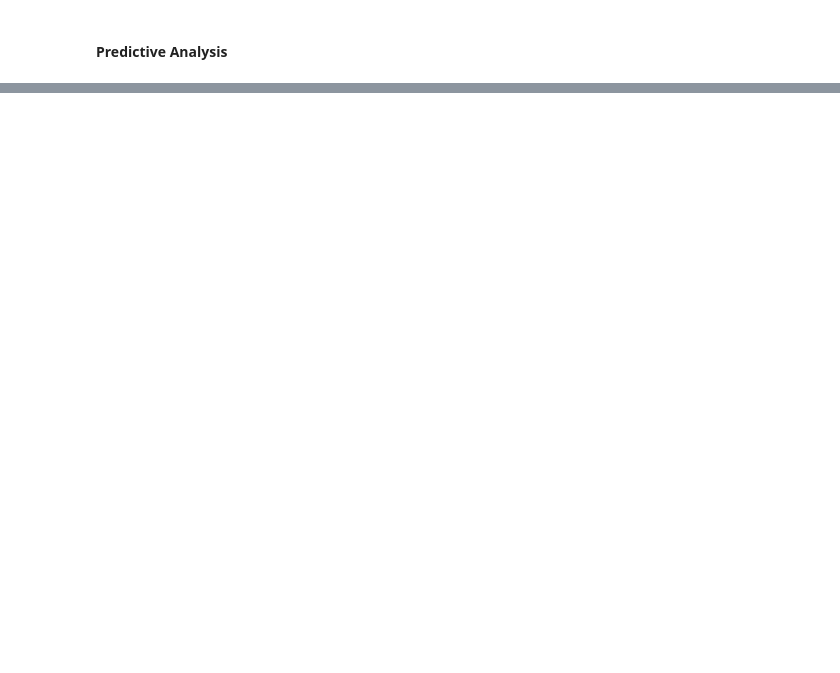
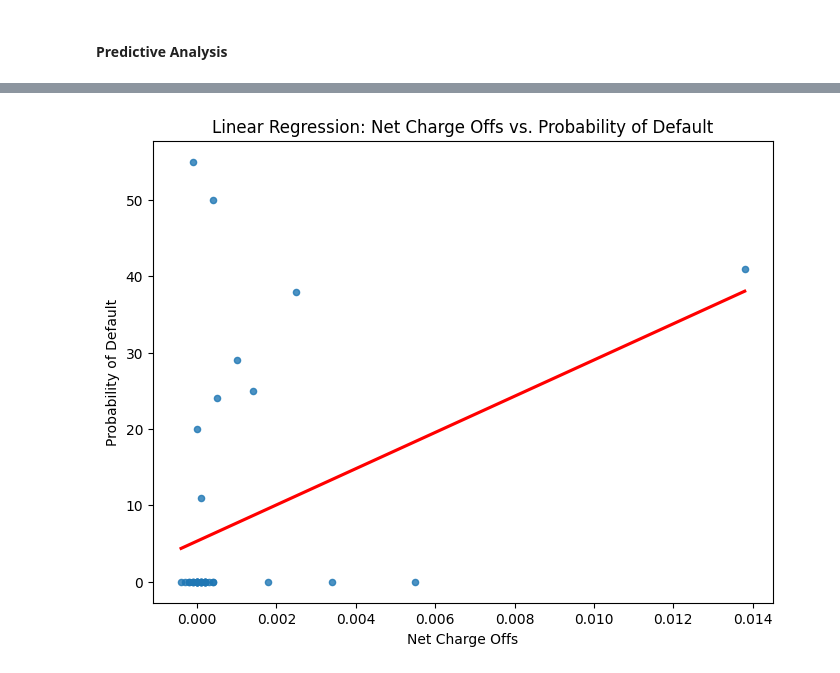
Before and after one commit to chelsbrammer/loan-losses-analysis, a Jupyter notebook: loan_analysis.ipynb, the cells around one changed output, grey strips where cells are left out. Saved outputs shown, nothing was run; the diff lists cells and outputs as text; code cells hidden in the pictures; blank space fills up the shorter version.

```diff
--- a/loan_analysis.ipynb
+++ b/loan_analysis.ipynb
@@ -283,0 +264,28 @@ array=[ 0.0004  0.0008  0.     -0.0004  0.0004  0.0028  0.0001 -0.0001  0.0012
+# %%
+# Import necessary libraries
+from sklearn.ensemble import HistGradientBoostingClassifier
+from sklearn.model_selection import train_test_split
+from sklearn.impute import SimpleImputer
+import numpy as np
+
+X = numeric_df[['Net Charge Offs']]
+y = numeric_df['OREO']  # Target variable
+
+from sklearn import preprocessing
+
+# Convert y values to categorical values
+lab = preprocessing.LabelEncoder()
+y_transformed = lab.fit_transform(y)
+
+from sklearn.linear_model import LogisticRegression
+
+X_train, X_test, y_train, y_test = train_test_split(X, y_transformed, test_size=0.2, random_state=42)
+
+model = LogisticRegression()
+model.fit(X_train, y_train)
+
+y_pred = model.predict(X_test)
+
+print(f'Accuracy: {accuracy_score(y_test, y_pred):.2f}')
+print(classification_report(y_test, y_pred))
+print(confusion_matrix(y_test, y_pred))
@@ -283,0 +310,17 @@ array=[ 0.0004  0.0008  0.     -0.0004  0.0004  0.0028  0.0001 -0.0001  0.0012
+# %%
+import seaborn as sns
+import matplotlib.pyplot as plt
+
+# Create a scatter plot with regression line
+plt.figure(figsize=(8, 6))
+sns.regplot(x=X_test, y=y_test, ci=None, scatter_kws={'s': 20}, line_kws={'color': 'red'})
+
+# Set plot labels and title
+plt.xlabel("Net Charge Offs")
+plt.ylabel("Probability of Default")
+plt.title("Linear Regression: Net Charge Offs vs. Probability of Default")
+
+# Show the plot
+plt.show()
+# %% [output]
+[figure, added]
```
Also changed, not shown: parts of 9 cells of this notebook.
